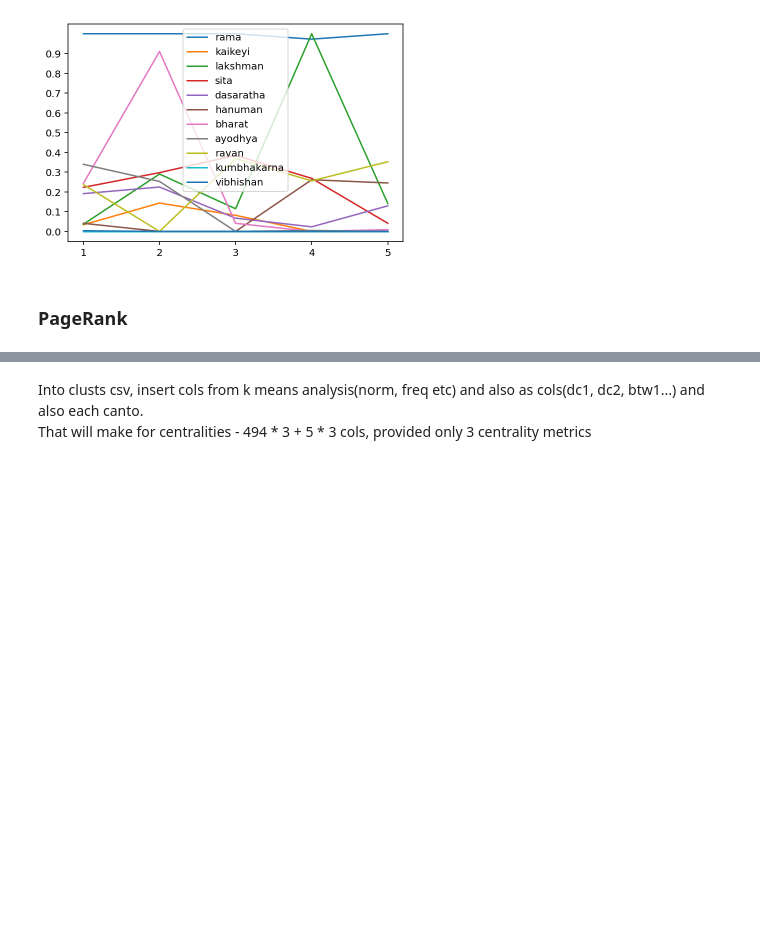
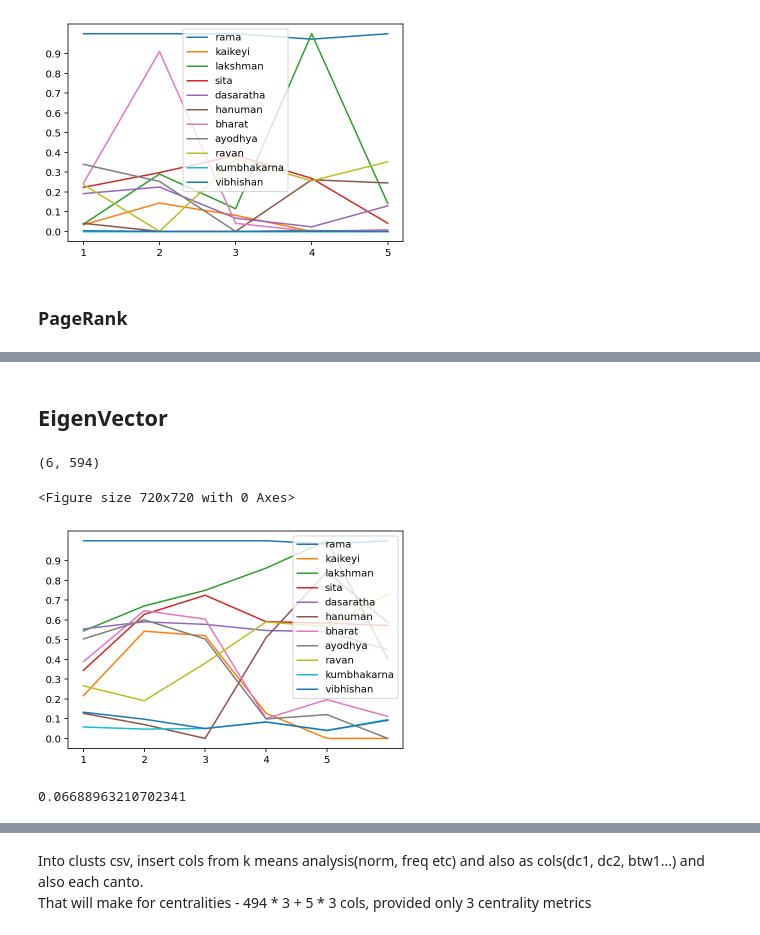
Before and after one commit to 593c723/Ramayanam, a Jupyter notebook: src/nx_books.ipynb, the cells around one changed output, grey strips where cells are left out. Saved outputs shown, nothing was run; the diff lists cells and outputs as text; code cells hidden in the pictures; blank space fills up the shorter version.

```diff
--- a/src/notebooks/nx_books.ipynb
+++ b/src/nx_books.ipynb
@@ -342,0 +358,18 @@ gen_centrality_plot(pgr)
+# %% [markdown]
+## EigenVector
+# %%
+def EVCentrality(graphs):
+    pgr = {}
+    for i in range(1,len(graphs)):
+        pgr[i] = nx.eigenvector_centrality(graphs[i])
+    return pgr
+ev = EVCentrality(graphs)
+gen_centrality_plot(ev)
+# %% [output]
+(6, 594)
+<Figure size 720x720 with 0 Axes>
+[figure, added]
+# %%
+deg[1]['lakshman']
+# %% [output]
+0.06688963210702341
```
Also changed, not shown: parts of 12 cells of this notebook, 5 other files.
